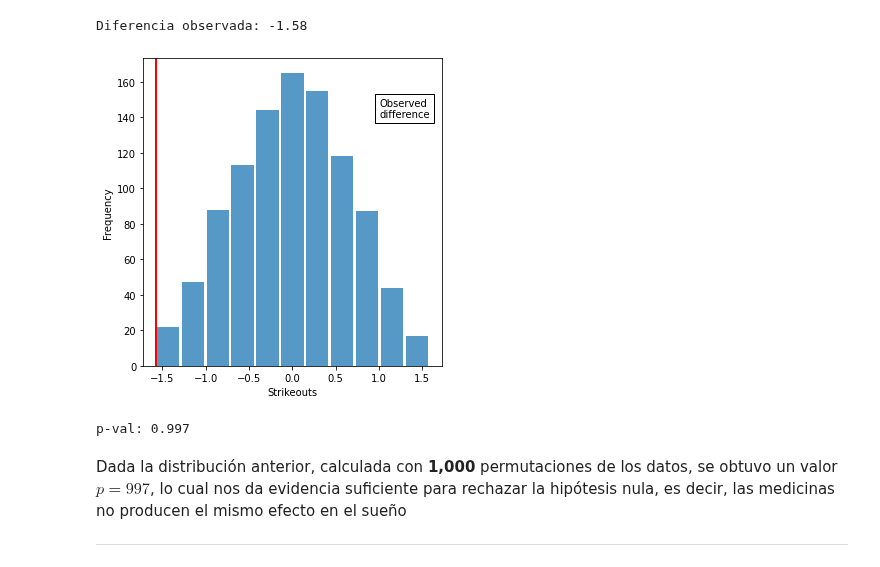
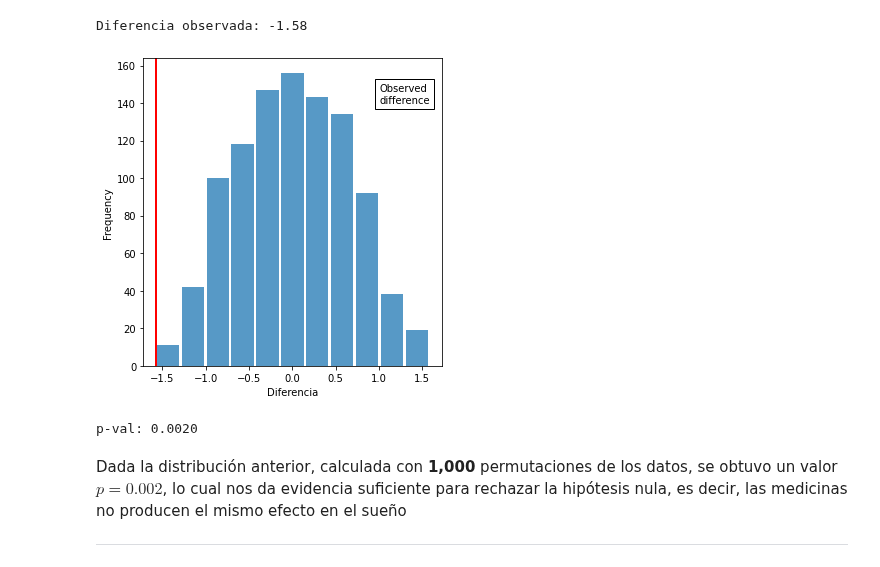
Before and after one commit to CAMM961001/itam-mcd, a Jupyter notebook: fundamentos-estadisticos/libros/pruebas_hipotesis.ipynb, the cells around one changed output. Saved outputs shown, nothing was run; the diff lists cells and outputs as text; code cells hidden in the pictures.

```diff
--- a/fundamentos-estadisticos/libros/pruebas_hipotesis.ipynb
+++ b/fundamentos-estadisticos/libros/pruebas_hipotesis.ipynb
@@ -258,20 +258,22 @@ for i in range(k):
 # %%
 fig, ax = plt.subplots(figsize=(5, 5))
 ax.hist(diferencia_medias, bins=11, rwidth=0.9, alpha=0.75)
 ax.axvline(x = dormir['diferencia'].mean(), color='red', lw=2)
 ax.text(1, 140, 'Observed\ndifference', bbox={'facecolor':'white'})
-ax.set_xlabel('Strikeouts')
+ax.set_xlabel('Diferencia')
 ax.set_ylabel('Frequency')
 
 plt.tight_layout()
 plt.show()
 # %% [output]
-[figure, old version]
+[figure, new version]
 # %%
-print(f"p-val: {sum(diferencia_medias > dormir['diferencia'].mean()) / k}")
+#Se suma 1 en numerador y denominador para evitar p_val = 0
+TS_perm = sum(diferencia_medias < dormir['diferencia'].mean())
+print(f"p-val: {( TS_perm+1 ) * 2 / ( k+1 ):.4f}")
 # %% [output]
-p-val: 0.997
+p-val: 0.0020
 # %% [markdown]
-Dada la distribución anterior, calculada con **1,000** permutaciones de los datos, se obtuvo un valor $p=997$, lo cual nos da evidencia suficiente para rechazar la hipótesis nula, es decir, las medicinas no producen el mismo efecto en el sueño
+Dada la distribución anterior, calculada con **1,000** permutaciones de los datos, se obtuvo un valor $p=0.002$, lo cual nos da evidencia suficiente para rechazar la hipótesis nula, es decir, las medicinas no producen el mismo efecto en el sueño
 
 ---
```
Also changed, not shown: parts of 3 cells of this notebook.
